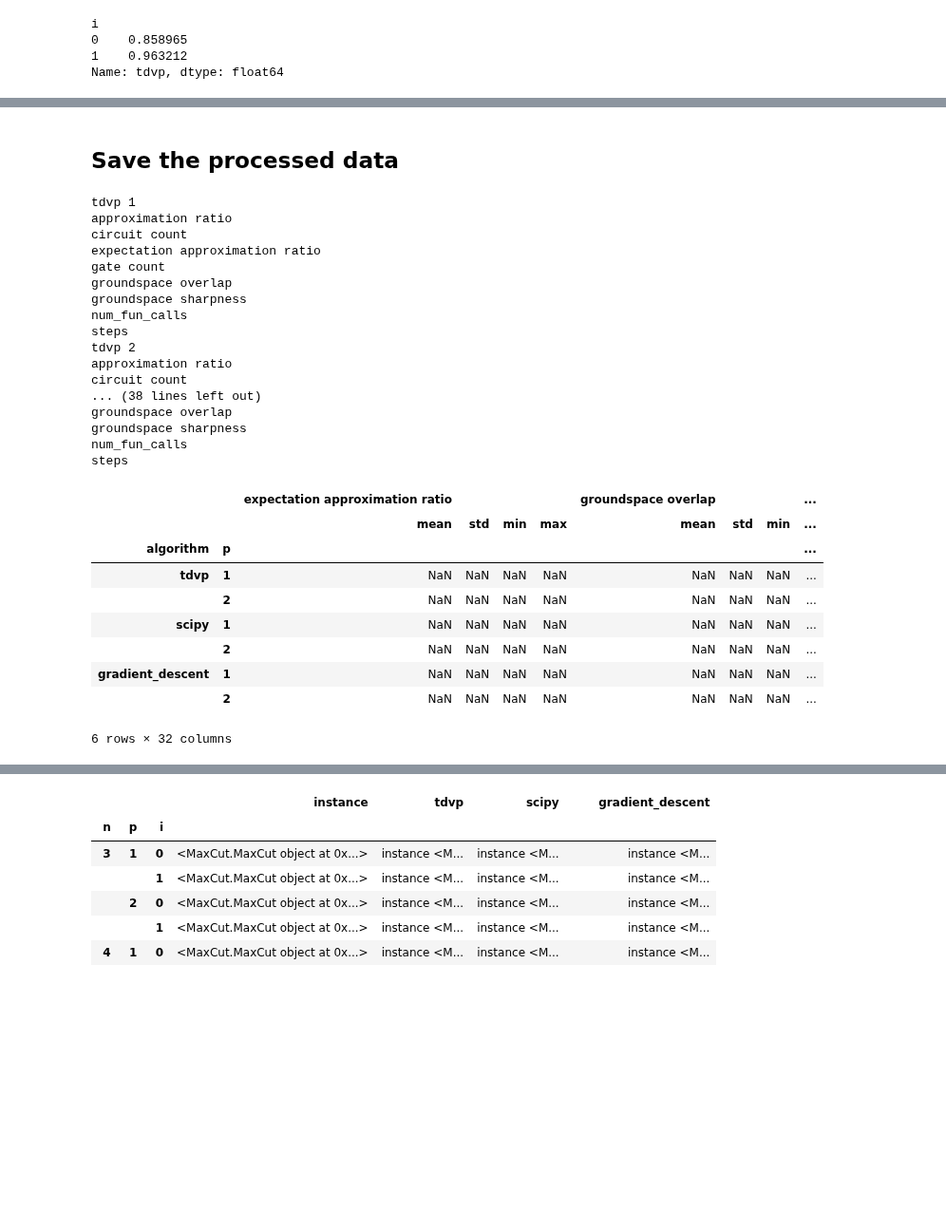
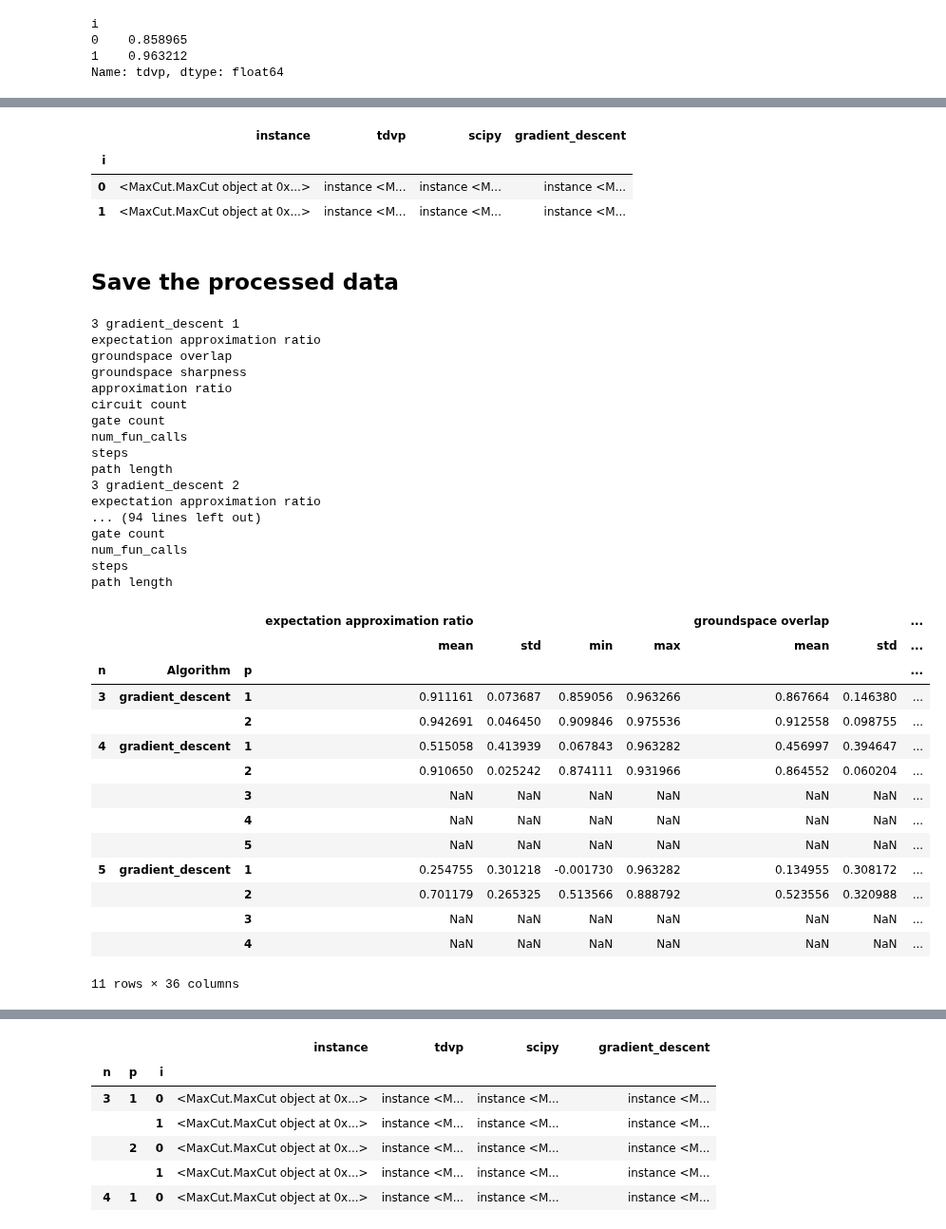
Before and after one commit to LeonhardRichter/TDVP_and_QAOA, a Jupyter notebook: data_processing.ipynb, the cells around one changed output, grey strips where cells are left out. Shown at 95% size. Saved outputs shown, nothing was run; the diff lists cells and outputs as text; code cells hidden in the pictures; blank space fills up the shorter version.

```diff
--- a/data_processing.ipynb
+++ b/data_processing.ipynb
@@ -22,7 +145,7 @@ swifter;MaxCut;get_all_connected; get_connected_rn_graph; get_rn_qubo; select_if
 # %% [markdown]
 # Combina data in one frame
 # %%
-with open('./results/data.p','rb') as f:
+with open('./results/tdvp_vs_gd_n3_new.p','rb') as f:
     data = pickle.load(f)
 # %%
 with open("./results/stats.p",'rb') as file:
@@ -534,16 +649,16 @@ i
 1    0.963212
 Name: tdvp, dtype: float64
 # %%
-n=3
+n=5
 df = tdvp_gd
 # %%
 min_p = min(df.xs(n,level='n').index, key= lambda x: x[0])[0]
 max_p = max(df.xs(n,level='n').index, key= lambda x: x[0])[0]
 
-algs = ['tdvp', 'scipy', 'gradient_descent']
-index = pd.MultiIndex.from_product([algs,range(min_p, max_p+1)], names=['algorithm', 'p'])
+algs = ['tdvp','scipy','gradient_descent']
+index = pd.MultiIndex.from_product([range(3,6),algs,range(min_p, max_p+1)], names=['n','algorithm', 'p'])
 
-measures = ['expectation approximation ratio', 'groundspace overlap', 'groundspace sharpness', 'approximation ratio', 'circuit count', 'gate count', 'num_fun_calls', 'steps']
+measures = ['expectation approximation ratio', 'groundspace overlap', 'groundspace sharpness', 'approximation ratio', 'circuit count', 'gate count', 'num_fun_calls', 'steps', 'path length']
 types = ['mean', 'std','min','max', ]
 measure_index=pd.MultiIndex.from_product([measures, types])
 
@@ -562,12 +696,21 @@ stat = pd.DataFrame(index=index, columns=measure_index);stat
+# %%
+data.xs(1, level='p').xs(3,level='n')
+# %% [output]
+|  | instance | tdvp | scipy | gradient_descent |
+| i |  |  |  |  |
+| 0 | <MaxCut.MaxCut object at 0x...> | instance <M... | instance <M... | instance <M... |
+| 1 | <MaxCut.MaxCut object at 0x...> | instance <M... | instance <M... | instance <M... |
 # %%
 def compute_statistics(stat_row:pd.Series, data:pd.DataFrame):
     # LOOP THROUGH ALL STATISTICS
-    algo, p = stat_row.name
-    print(algo,p)
-    for meas in stat_row.index.levels[0]:
+    measures = ['expectation approximation ratio', 'groundspace overlap', 'groundspace sharpness', 'approximation ratio', 'circuit count', 'gate count', 'num_fun_calls', 'steps', 'path length']
+
+    n,algo, p = stat_row.name
+    print(n,algo,p)
+    for meas in measures:
         print(meas)
         # get measure for all instances of one p and one algo
-        data_meas:pd.Series = data.xs(p, level='p')[algo].apply(lambda res: res[meas])
+        data_meas:pd.Series = data.xs(p, level='p').xs(n,level='n')[algo].apply(lambda res: res[meas])
         stat_row[meas,'mean'] = data_meas.mean()
         stat_row[meas,'std'] = data_meas.std()
         stat_row[meas,'min'] = data_meas.min()
@@ -576,33 +719,38 @@ def compute_statistics(stat_row:pd.Series, data:pd.DataFrame):
 # %% [markdown]
 ## Save the processed data
 # %%
-stats3 = stat.apply(lambda x: compute_statistics(x, df.xs(n,level='n')), axis=1)
-stats3
+stats_new = stats.apply(lambda x: compute_statistics(x, data), axis=1)
+stats_new
 # %% [output]
-tdvp 1
+3 gradient_descent 1
+expectation approximation ratio
+groundspace overlap
+groundspace sharpness
 approximation ratio
 circuit count
-expectation approximation ratio
 gate count
-groundspace overlap
-groundspace sharpness
 num_fun_calls
 steps
-tdvp 2
-approximation ratio
-circuit count
-... (38 lines left out)
-groundspace overlap
-groundspace sharpness
+path length
+3 gradient_descent 2
+expectation approximation ratio
+... (94 lines left out)
+gate count
 num_fun_calls
 steps
+path length
-|  |  | expectation approximation ratio |  |  |  | groundspace overlap |  |  | ... |
-|  |  | mean | std | min | max | mean | std | min | ... |
-| algorithm | p |  |  |  |  |  |  |  | ... |
-| tdvp | 1 | NaN | NaN | NaN | NaN | NaN | NaN | NaN | ... |
-|  | 2 | NaN | NaN | NaN | NaN | NaN | NaN | NaN | ... |
-| scipy | 1 | NaN | NaN | NaN | NaN | NaN | NaN | NaN | ... |
-|  | 2 | NaN | NaN | NaN | NaN | NaN | NaN | NaN | ... |
-| gradient_descent | 1 | NaN | NaN | NaN | NaN | NaN | NaN | NaN | ... |
-|  | 2 | NaN | NaN | NaN | NaN | NaN | NaN | NaN | ... |
+|  |  |  | expectation approximation ratio |  |  |  | groundspace overlap |  | ... |
+|  |  |  | mean | std | min | max | mean | std | ... |
+| n | Algorithm | p |  |  |  |  |  |  | ... |
+| 3 | gradient_descent | 1 | 0.911161 | 0.073687 | 0.859056 | 0.963266 | 0.867664 | 0.146380 | ... |
+|  |  | 2 | 0.942691 | 0.046450 | 0.909846 | 0.975536 | 0.912558 | 0.098755 | ... |
+| 4 | gradient_descent | 1 | 0.515058 | 0.413939 | 0.067843 | 0.963282 | 0.456997 | 0.394647 | ... |
+|  |  | 2 | 0.910650 | 0.025242 | 0.874111 | 0.931966 | 0.864552 | 0.060204 | ... |
+|  |  | 3 | NaN | NaN | NaN | NaN | NaN | NaN | ... |
+|  |  | 4 | NaN | NaN | NaN | NaN | NaN | NaN | ... |
+|  |  | 5 | NaN | NaN | NaN | NaN | NaN | NaN | ... |
+| 5 | gradient_descent | 1 | 0.254755 | 0.301218 | -0.001730 | 0.963282 | 0.134955 | 0.308172 | ... |
+|  |  | 2 | 0.701179 | 0.265325 | 0.513566 | 0.888792 | 0.523556 | 0.320988 | ... |
+|  |  | 3 | NaN | NaN | NaN | NaN | NaN | NaN | ... |
+|  |  | 4 | NaN | NaN | NaN | NaN | NaN | NaN | ... |
-6 rows × 32 columns
+11 rows × 36 columns
```
Also changed, not shown: parts of 31 cells of this notebook, 31 other files.
